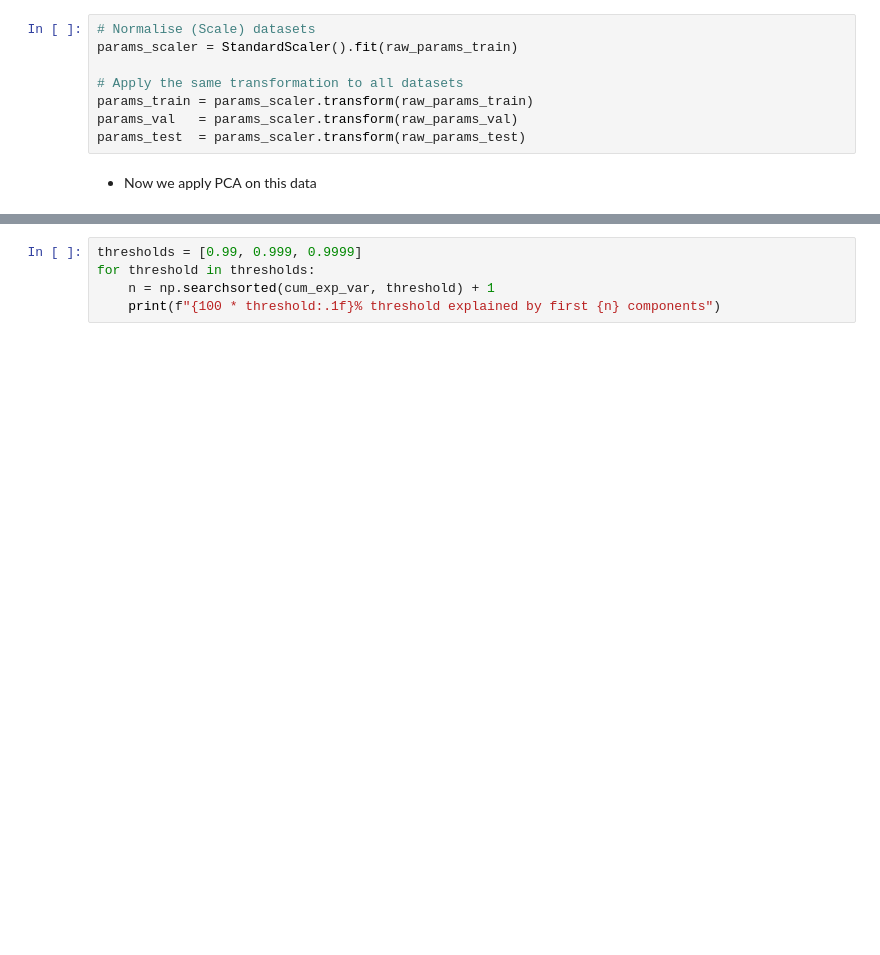
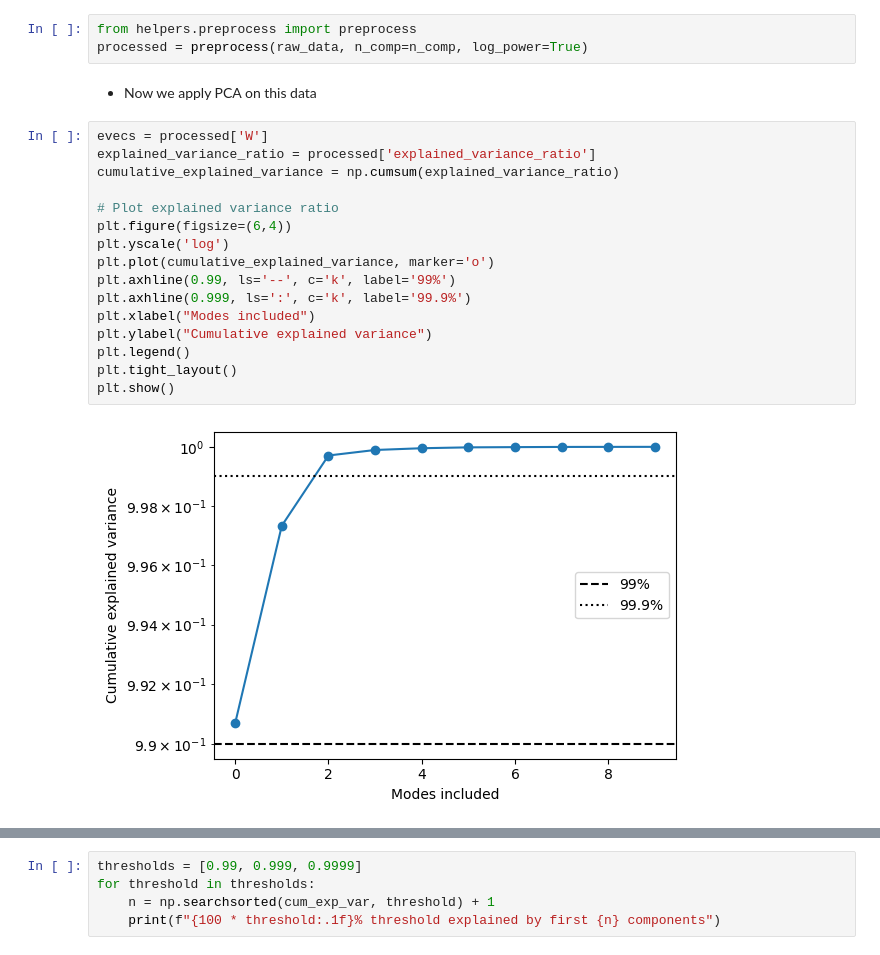
Before and after one commit to JoeyWee1/Machine-Learning-Enhanced-Inference-of-the-21-cm-Power-Spectrum-at-Cosmic-Dawn, a Jupyter notebook: ML_inference.ipynb, the cells around one changed output, grey strips where cells are left out. Saved outputs shown, nothing was run; the diff lists cells and outputs as text; blank space fills up the shorter version.

```diff
--- a/ML_inference.ipynb
+++ b/ML_inference.ipynb
@@ -79,13 +88,26 @@ plt.show()
 - Each power spectrum mode has a different scale. For PCA, we want to find meaningful variations, not just the largest magnitude variations, which can be a result of different component scales. A component can have little relative variance in its axis but a huge absolute variance because of scale. As such, we normalise our power spectra as well.
 - Since the power spectra vary across several orders of magnitude, it is prudent to work with the logarithm.
 # %%
-# Normalise (Scale) datasets
-params_scaler = StandardScaler().fit(raw_params_train)
-
-# Apply the same transformation to all datasets
-params_train = params_scaler.transform(raw_params_train)
-params_val   = params_scaler.transform(raw_params_val)
-params_test  = params_scaler.transform(raw_params_test)
+from helpers.preprocess import preprocess
+processed = preprocess(raw_data, n_comp=n_comp, log_power=True)
 # %% [markdown]
 - Now we apply PCA on this data
+# %%
+evecs = processed['W']
+explained_variance_ratio = processed['explained_variance_ratio']
+cumulative_explained_variance = np.cumsum(explained_variance_ratio)
+
+# Plot explained variance ratio
+plt.figure(figsize=(6,4))
+plt.yscale('log')
+plt.plot(cumulative_explained_variance, marker='o')
+plt.axhline(0.99, ls='--', c='k', label='99%')
+plt.axhline(0.999, ls=':', c='k', label='99.9%')
+plt.xlabel("Modes included")
+plt.ylabel("Cumulative explained variance")
+plt.legend()
+plt.tight_layout()
+plt.show()
+# %% [output]
+[figure, added]
 # %%
```
Also changed, not shown: parts of 4 cells of this notebook, 2 other files.
